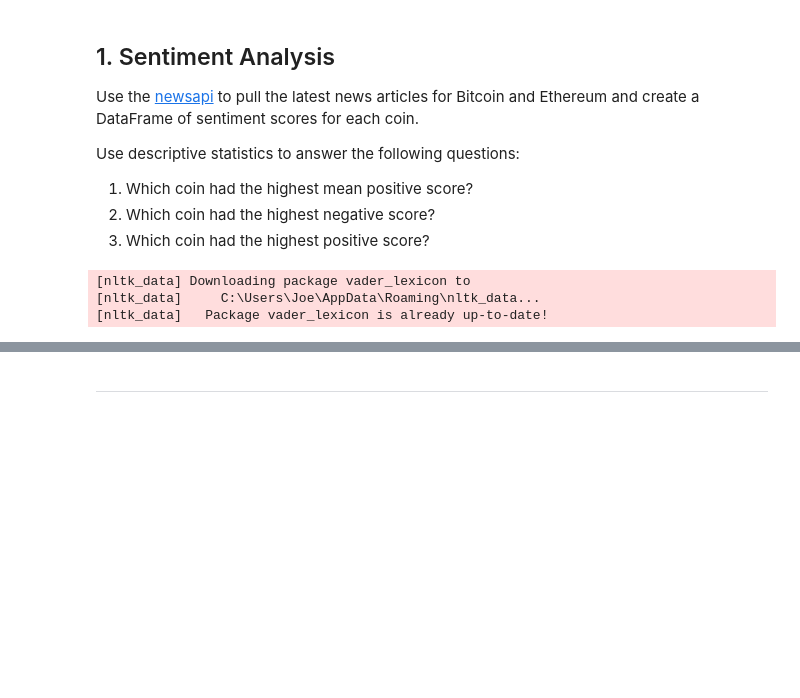
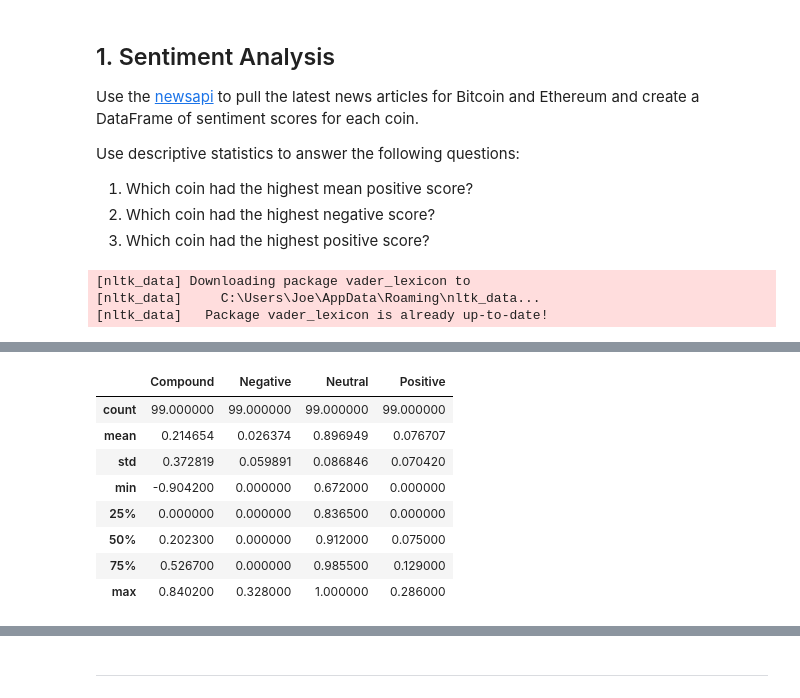
Before and after one commit to colubriale/12-NLP, a Jupyter notebook: Instructions/Starter_Code/crypto_sentiment.ipynb, the cells around one changed output, grey strips where cells are left out. Cells and saved outputs as stored; diff of their text form; code cells hidden in the pictures; blank space fills up the shorter version.

```diff
--- a/Instructions/Starter_Code/crypto_sentiment.ipynb
+++ b/Instructions/Starter_Code/crypto_sentiment.ipynb
@@ -82,4 +83,4 @@ retrieving news from: 2021-09-22 00:00:00
 # %%
 # Fetch the Ethereum news articles
-btc_news
+eth_news = retrieve_articles("Ethereum")
 # %% [output]
@@ -164,0 +172,12 @@ A:
+# %%
+# Create the Ethereum sentiment scores DataFrame
+# Fetch the Etherium news articles
+eth_news_articles = get_articles(eth_news)
+
+
+# Calculate the Etherium Sentiment
+eth_sentiment = articles_sentiment_summarizer(eth_news_articles)
+
+# Create a DataFrame of the results
+df_eth_sentiment = pd.DataFrame(eth_sentiment)
+df_eth_sentiment.head()
@@ -164,0 +191,12 @@ A:
+# %%
+df_eth_sentiment.describe()
+# %% [output]
+|  | Compound | Negative | Neutral | Positive |
+| count | 99.000000 | 99.000000 | 99.000000 | 99.000000 |
+| mean | 0.214654 | 0.026374 | 0.896949 | 0.076707 |
+| std | 0.372819 | 0.059891 | 0.086846 | 0.070420 |
+| min | -0.904200 | 0.000000 | 0.672000 | 0.000000 |
+| 25% | 0.000000 | 0.000000 | 0.836500 | 0.000000 |
+| 50% | 0.202300 | 0.000000 | 0.912000 | 0.075000 |
+| 75% | 0.526700 | 0.000000 | 0.985500 | 0.129000 |
+| max | 0.840200 | 0.328000 | 1.000000 | 0.286000 |
```
Also changed, not shown: parts of 39 cells of this notebook.
